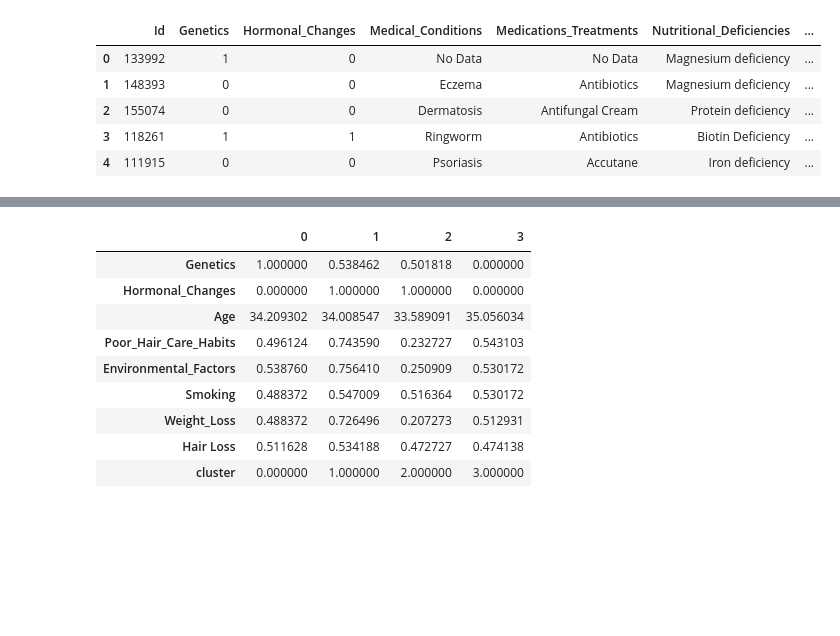
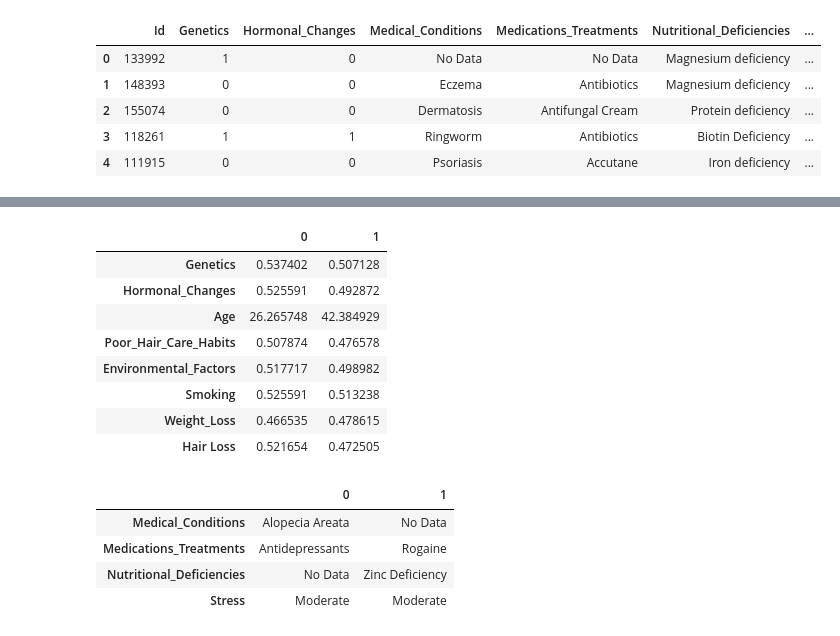
Before and after one commit to tr1912/AnalyzePractice, a Jupyter notebook: KMeans-Result.ipynb, the cells around one changed output, grey strips where cells are left out. Saved outputs shown, nothing was run; the diff lists cells and outputs as text; code cells hidden in the pictures; blank space fills up the shorter version.

```diff
--- a/KMeans-Result.ipynb
+++ b/KMeans-Result.ipynb
@@ -136,6 +74,7 @@ dtype: bool
 # %%
 import seaborn as sns
-corr = op_data.corr().abs()
+normal_cols = ['Genetics','Hormonal_Changes','Age','Poor_Hair_Care_Habits','Environmental_Factors','Smoking','Weight_Loss','Hair Loss']
+corr = op_data[normal_cols].corr().abs()
 sns.heatmap(corr,cmap='Reds',annot=True)
 # %% [output]
 <Axes: >
@@ -143,11 +84,24 @@ sns.heatmap(corr,cmap='Reds',annot=True)
+# %%
+# 非可以分大小的特征使用one-hot转换
+cols=["Medical_Conditions","Medications_Treatments","Nutritional_Deficiencies"]
+ret = pd.get_dummies(op_data[cols])
+new_data = pd.concat((op_data,ret),axis=1).drop(columns=cols)
+# 根据字典进行特征值化
+# 压力替换数字表示
+dic_stress = {
+    'Low':1,
+    'Moderate':2,
+    'High':3
+}
+new_data['Stress'] = new_data['Stress'].map(dic_stress)
+cols.append("Stress")
 # %%
-# 由于已经对数据进行过map和true，false替换，所以直接进行无量纲化操作
+# 无量纲化处理
 from sklearn.preprocessing import MinMaxScaler
 tool = MinMaxScaler()
-ret = tool.fit_transform(op_data.iloc[:,0:12])
+ret = tool.fit_transform(op_data[normal_cols])
 #将ret封装成DataFrame
 from pandas import DataFrame
-cols = op_data.columns[:12]
-new_data = DataFrame(data=ret,columns=cols)
-new_data
+mm_df = DataFrame(data=ret,columns=normal_cols)
+mm_df
 # %% [output]
@@ -214,19 +189,19 @@ cluster
 Name: count, dtype: int64
 # %%
 all_value_data = [] #存储数值型特征的显著特征
-# all_str_data = [] #存储非数值型特征的显著特征
+all_str_data = [] #存储非数值型特征的显著特征
 
-for k in range(4):#k的取值为0-3刚好可以作为每一个簇的标号
+for k in range(2):#k的取值为0-3刚好可以作为每一个簇的标号
     #提取每一个簇对应的样本数据
     label_df = data.loc[data['cluster'] == k]
     #提取每一个簇中数值型特征的显著特征（每一个维度特征都需要进行显著特征的提取）
-    value_s = label_df.iloc[:,1:].describe().loc['mean']
+    value_s = label_df[normal_cols].describe().loc['mean']
     #将每一个簇对应数值型特征的显著特征存储到all_value_data
     all_value_data.append(value_s)
 
     #处理每一个簇中非数值型列的显著特征
-    # str_s = label_df.iloc[:,8:-1].describe().loc['max']
-    # all_str_data.append(str_s)
+    str_s = label_df[cols].describe().loc['top']
+    all_str_data.append(str_s)
 # %%
 #每一个簇对应的样本数量计算出来
 df_cluster_count = DataFrame(data=data['cluster'].value_counts().sort_index()).T
@@ -237,15 +212,24 @@ df_cluster_count
 # %%
 #数值型特征的显著特征
-value_cluster_df = DataFrame(data=all_value_data,index=[0,1,2,3]).T
+value_cluster_df = DataFrame(data=all_value_data,index=[0,1]).T
 value_cluster_df
 # %% [output]
-|  | 0 | 1 | 2 | 3 |
-| Genetics | 1.000000 | 0.538462 | 0.501818 | 0.000000 |
-| Hormonal_Changes | 0.000000 | 1.000000 | 1.000000 | 0.000000 |
-| Age | 34.209302 | 34.008547 | 33.589091 | 35.056034 |
-| Poor_Hair_Care_Habits | 0.496124 | 0.743590 | 0.232727 | 0.543103 |
-| Environmental_Factors | 0.538760 | 0.756410 | 0.250909 | 0.530172 |
-| Smoking | 0.488372 | 0.547009 | 0.516364 | 0.530172 |
-| Weight_Loss | 0.488372 | 0.726496 | 0.207273 | 0.512931 |
-| Hair Loss | 0.511628 | 0.534188 | 0.472727 | 0.474138 |
-| cluster | 0.000000 | 1.000000 | 2.000000 | 3.000000 |
+|  | 0 | 1 |
+| Genetics | 0.537402 | 0.507128 |
+| Hormonal_Changes | 0.525591 | 0.492872 |
+| Age | 26.265748 | 42.384929 |
+| Poor_Hair_Care_Habits | 0.507874 | 0.476578 |
+| Environmental_Factors | 0.517717 | 0.498982 |
+| Smoking | 0.525591 | 0.513238 |
+| Weight_Loss | 0.466535 | 0.478615 |
+| Hair Loss | 0.521654 | 0.472505 |
+# %%
+#非数值型特征的显著特征
+str_cluster_df = DataFrame(data=all_str_data,index=[0,1]).T
+str_cluster_df
+# %% [output]
+|  | 0 | 1 |
+| Medical_Conditions | Alopecia Areata | No Data |
+| Medications_Treatments | Antidepressants | Rogaine |
+| Nutritional_Deficiencies | No Data | Zinc Deficiency |
+| Stress | Moderate | Moderate |
```
Also changed, not shown: parts of 14 cells of this notebook, 2 other files.
